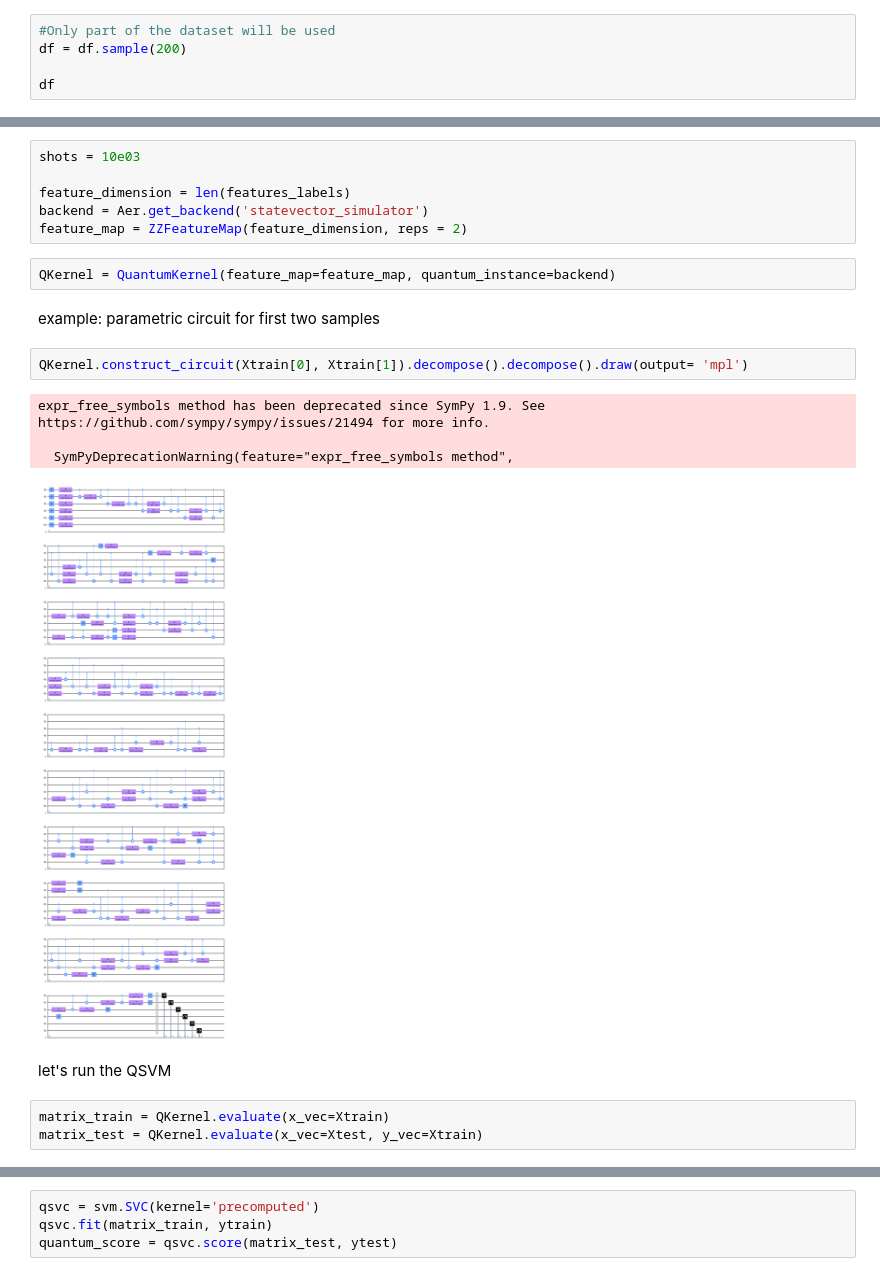
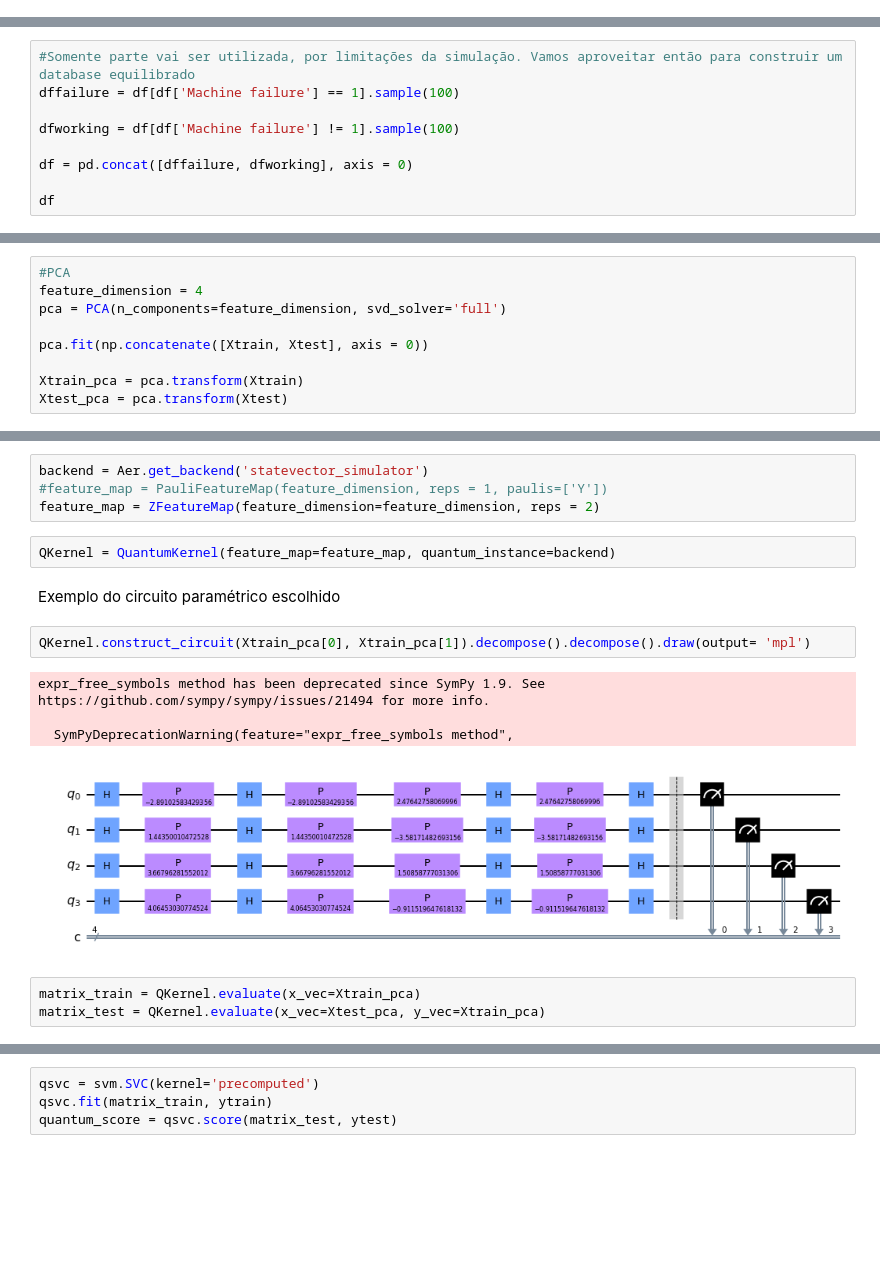
Before and after one commit to jhromeiro/BeerQuantumChallenge, a Jupyter notebook: qSVM_maintenance.ipynb, the cells around one changed output, grey strips where cells are left out. Saved outputs shown, nothing was run; the diff lists cells and outputs as text; blank space fills up the shorter version.

Commit message:
only missing some parts

```diff
--- a/qSVM_maintenance.ipynb
+++ b/qSVM_maintenance.ipynb
@@ -41,8 +53,3 @@ df
 | 9998 | 9999 | H39412 | H | 299.0 | 308.7 | 1408 | ... |
 | 9999 | 10000 | M24859 | M | 299.0 | 308.7 | 1500 | ... |
 10000 rows × 14 columns
-# %%
-#Only part of the dataset will be used
-df = df.sample(200)
-
-df
@@ -66,0 +56,9 @@ df
+# %%
+#Somente parte vai ser utilizada, por limitações da simulação. Vamos aproveitar então para construir um database equilibrado
+dffailure = df[df['Machine failure'] == 1].sample(100)
+
+dfworking = df[df['Machine failure'] != 1].sample(100)
+
+df = pd.concat([dffailure, dfworking], axis = 0)
+
+df
@@ -88,4 +102,13 @@ Xtrain, Xtest, ytrain, ytest = train_test_split(
 ss = StandardScaler()
 Xtrain = ss.fit_transform(Xtrain)
 Xtest = ss.transform(Xtest)
+# %%
+#PCA
+feature_dimension = 4
+pca = PCA(n_components=feature_dimension, svd_solver='full')
+
+pca.fit(np.concatenate([Xtrain, Xtest], axis = 0))
+
+Xtrain_pca = pca.transform(Xtrain)
+Xtest_pca = pca.transform(Xtest)
 # %% [markdown]
@@ -93,24 +116,20 @@ Xtest = ss.transform(Xtest)
 # %%
-shots = 10e03
-
-feature_dimension = len(features_labels)
 backend = Aer.get_backend('statevector_simulator')
-feature_map = ZZFeatureMap(feature_dimension, reps = 2)
+#feature_map = PauliFeatureMap(feature_dimension, reps = 1, paulis=['Y'])
+feature_map = ZFeatureMap(feature_dimension=feature_dimension, reps = 2)
 # %%
 QKernel = QuantumKernel(feature_map=feature_map, quantum_instance=backend)
-# %% [markdown]
-example: parametric circuit for first two samples
+# %% [markdown]
+Exemplo do circuito paramétrico escolhido
 # %%
-QKernel.construct_circuit(Xtrain[0], Xtrain[1]).decompose().decompose().draw(output= 'mpl')
+QKernel.construct_circuit(Xtrain_pca[0], Xtrain_pca[1]).decompose().decompose().draw(output= 'mpl')
 # %% [output]
 expr_free_symbols method has been deprecated since SymPy 1.9. See
 https://github.com/sympy/sympy/issues/21494 for more info.
 
   SymPyDeprecationWarning(feature="expr_free_symbols method",
-[figure, old version]
+[figure, new version]
-# %% [markdown]
-let's run the QSVM
 # %%
-matrix_train = QKernel.evaluate(x_vec=Xtrain)
-matrix_test = QKernel.evaluate(x_vec=Xtest, y_vec=Xtrain)
+matrix_train = QKernel.evaluate(x_vec=Xtrain_pca)
+matrix_test = QKernel.evaluate(x_vec=Xtest_pca, y_vec=Xtrain_pca)
 # %%
```
Also changed, not shown: parts of 29 cells of this notebook.
